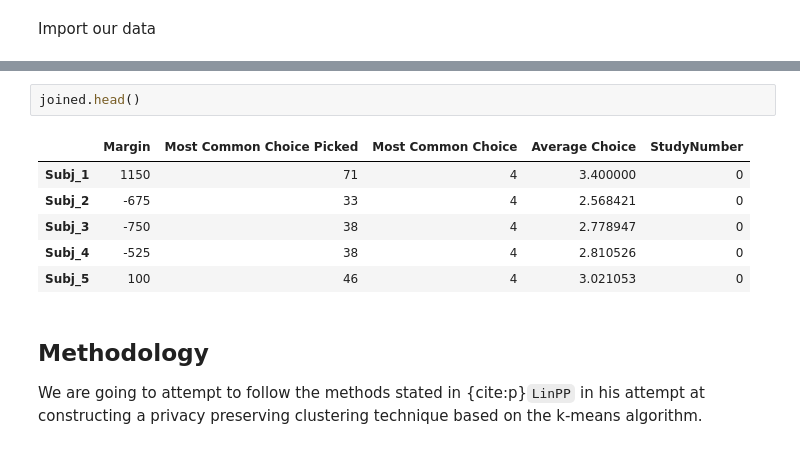
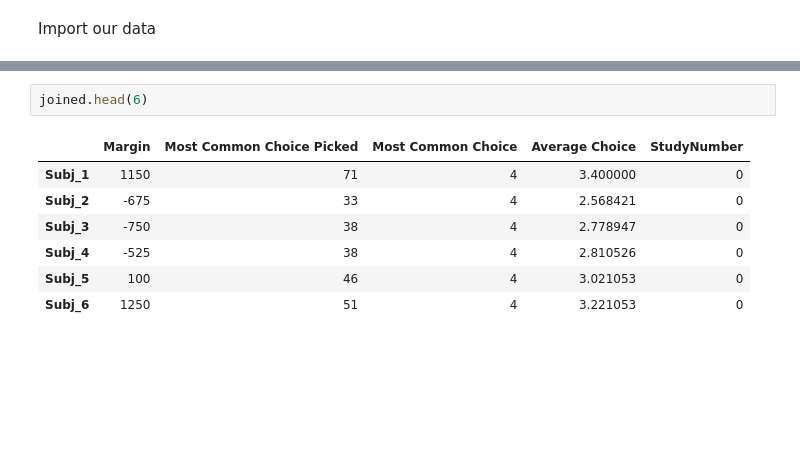
Before and after one commit to kiansweeney11/ca4015-assignment-1, a Jupyter notebook: k-means_variation.ipynb, the cells around one changed output, grey strips where cells are left out. Cells and saved outputs as stored; diff of their text form; blank space fills up the shorter version.

```diff
--- a/k-means_variation.ipynb
+++ b/k-means_variation.ipynb
@@ -32,12 +42,10 @@ joined = pd.read_csv('data/cleaned_all.csv', index_col='Unnamed: 0')
 # %%
-joined.head()
+joined.head(6)
 # %% [output]
 |  | Margin | Most Common Choice Picked | Most Common Choice | Average Choice | StudyNumber |
 | Subj_1 | 1150 | 71 | 4 | 3.400000 | 0 |
 | Subj_2 | -675 | 33 | 4 | 2.568421 | 0 |
 | Subj_3 | -750 | 38 | 4 | 2.778947 | 0 |
 | Subj_4 | -525 | 38 | 4 | 2.810526 | 0 |
 | Subj_5 | 100 | 46 | 4 | 3.021053 | 0 |
+| Subj_6 | 1250 | 51 | 4 | 3.221053 | 0 |
-# %% [markdown]
-## Methodology
-We are going to attempt to follow the methods stated in {cite:p}`LinPP` in his attempt at constructing a privacy preserving clustering technique based on the k-means algorithm.
```
Also changed, not shown: parts of 5 cells of this notebook, 8 other files.
